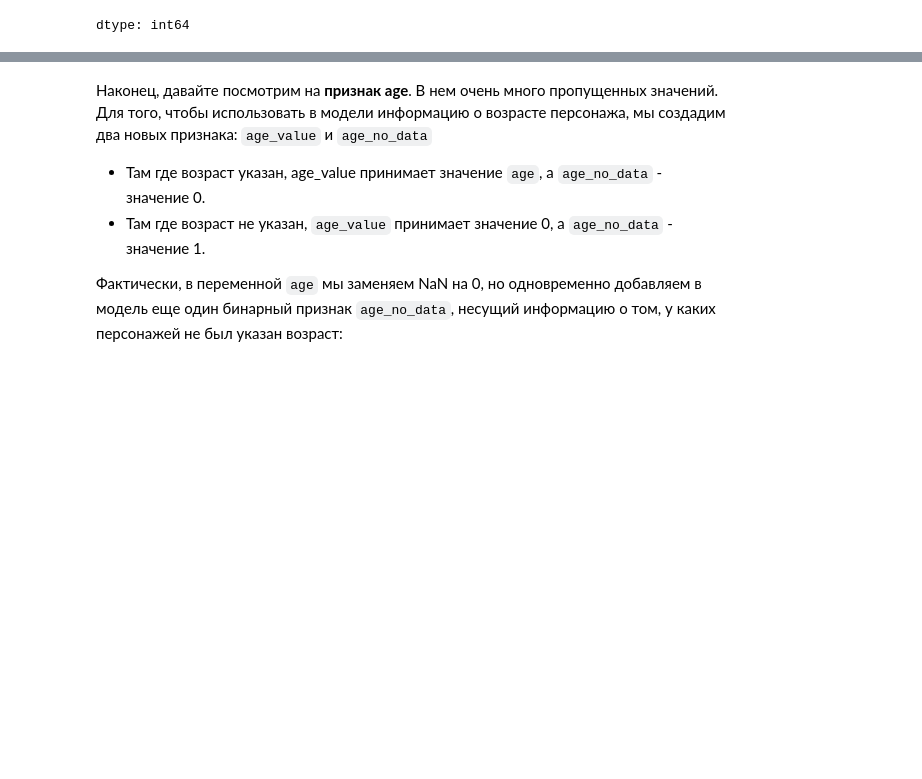
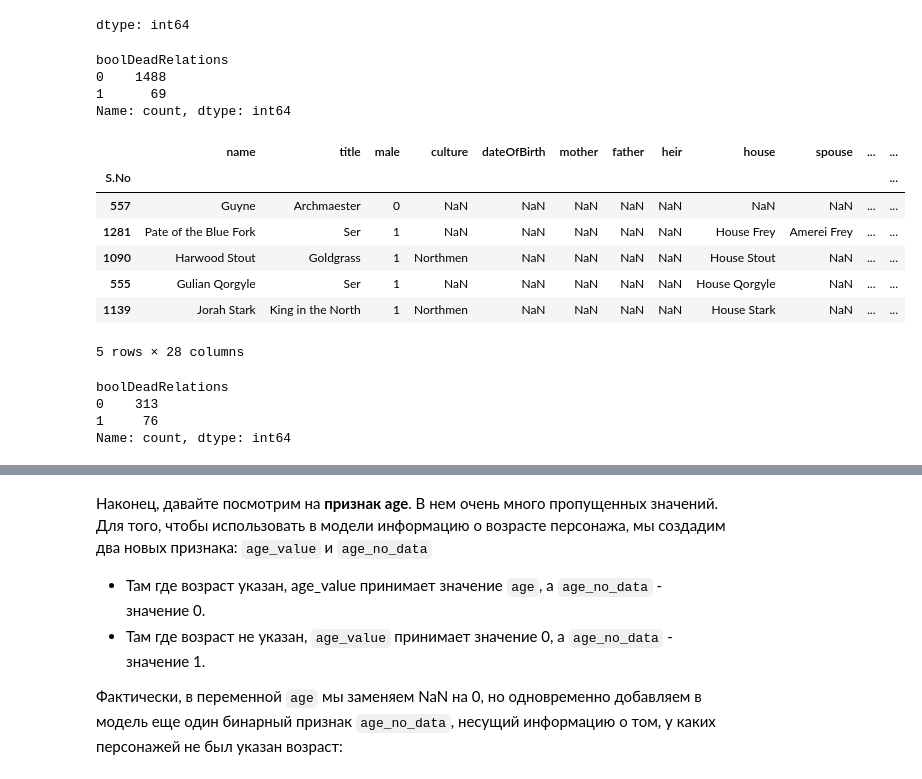
Before and after one commit to Almas1989/machine_learning, a Jupyter notebook: hw_1_game_of_thrones.ipynb, the cells around one changed output, grey strips where cells are left out. Cells and saved outputs as stored; diff of their text form; code cells hidden in the pictures; blank space fills up the shorter version.

```diff
--- a/hw_1_game_of_thrones.ipynb
+++ b/hw_1_game_of_thrones.ipynb
@@ -463,3 +476,42 @@ train_data['numDeadRelations'].value_counts().sort_index()
 | 12 | 1 |
 | 15 | 1 |
 dtype: int64
+# %%
+# Создаем новый признак, проверяя условие, и сразу переводим True/False в 1/0
+train_data['boolDeadRelations'] = (train_data['numDeadRelations'] > 0).astype(int)
+
+# Если старый столбец numDeadRelations вам больше не нужен, его можно удалить:
+train_data = train_data.drop(columns=['numDeadRelations'])
+
+# Проверим результат
+print(train_data['boolDeadRelations'].value_counts())
+# %% [output]
+boolDeadRelations
+0    1488
+1      69
+Name: count, dtype: int64
+# %%
+train_data.sample(n=5)
+# %% [output]
+|  | name | title | male | culture | dateOfBirth | mother | father | heir | house | spouse | ... | ... |
+| S.No |  |  |  |  |  |  |  |  |  |  |  | ... |
+| 557 | Guyne | Archmaester | 0 | NaN | NaN | NaN | NaN | NaN | NaN | NaN | ... | ... |
+| 1281 | Pate of the Blue Fork | Ser | 1 | NaN | NaN | NaN | NaN | NaN | House Frey | Amerei Frey | ... | ... |
+| 1090 | Harwood Stout | Goldgrass | 1 | Northmen | NaN | NaN | NaN | NaN | House Stout | NaN | ... | ... |
+| 555 | Gulian Qorgyle | Ser | 1 | NaN | NaN | NaN | NaN | NaN | House Qorgyle | NaN | ... | ... |
+| 1139 | Jorah Stark | King in the North | 1 | Northmen | NaN | NaN | NaN | NaN | House Stark | NaN | ... | ... |
+5 rows × 28 columns
+# %%
+# Создаем новый признак, проверяя условие, и сразу переводим True/False в 1/0
+test_data['boolDeadRelations'] = (test_data['numDeadRelations'] > 0).astype(int)
+
+# Если старый столбец numDeadRelations вам больше не нужен, его можно удалить:
+test_data = test_data.drop(columns=['numDeadRelations'])
+
+# Проверим результат
+print(test_data['boolDeadRelations'].value_counts())
+# %% [output]
+boolDeadRelations
+0    313
+1     76
+Name: count, dtype: int64
```
Also changed, not shown: parts of 67 cells of this notebook.
